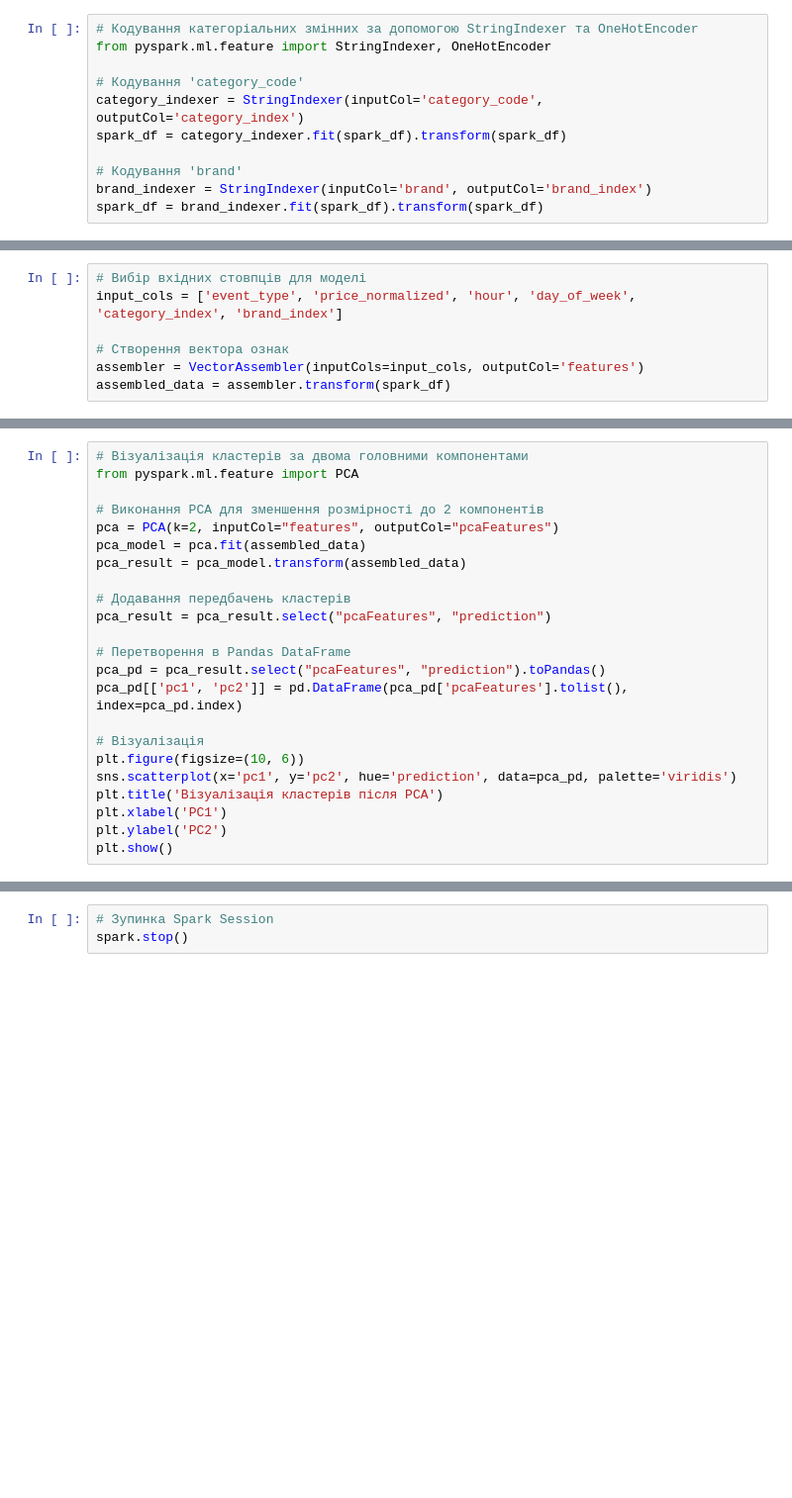
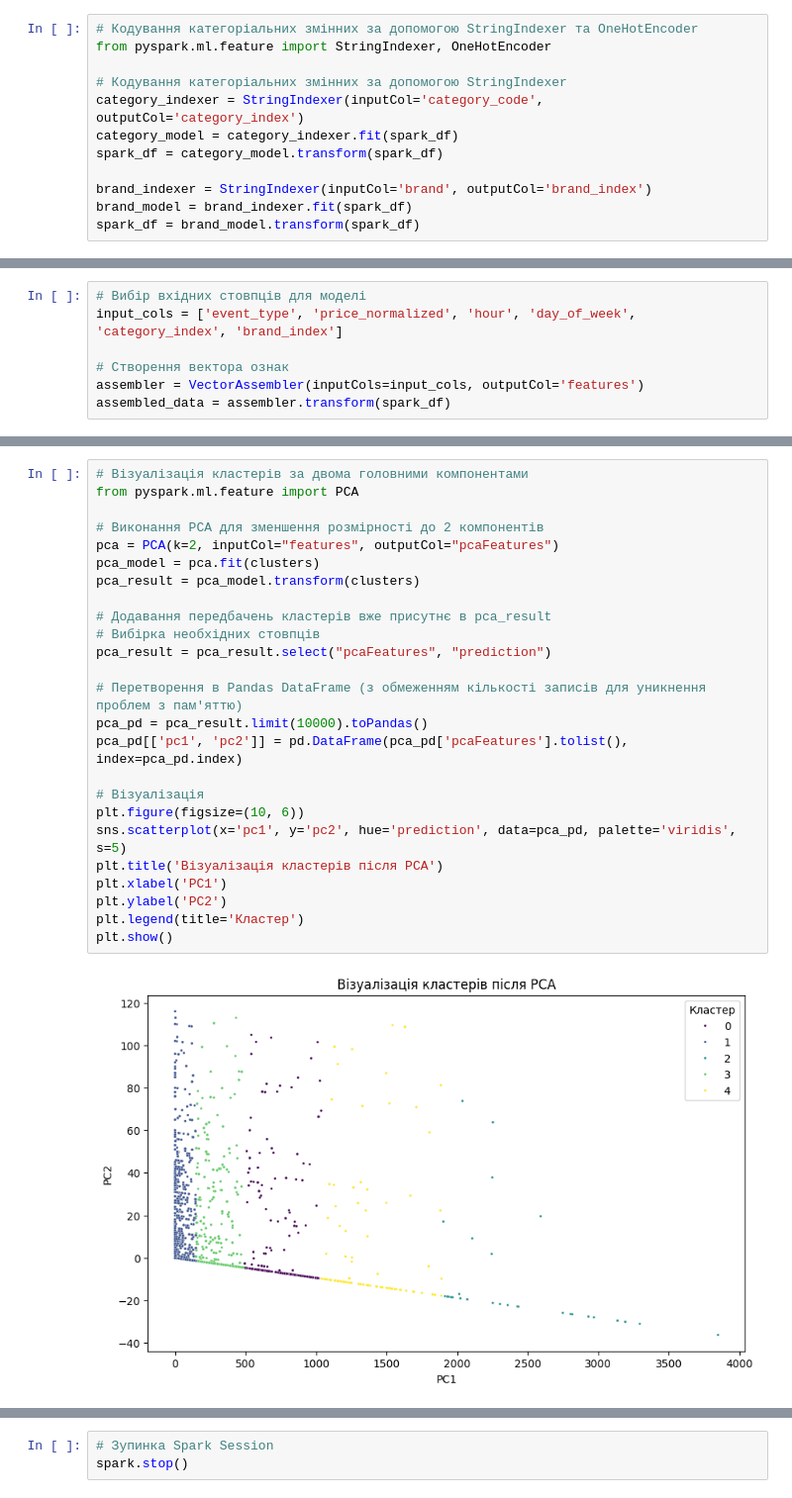
Before and after one commit to EyR1oN/big-data, a Jupyter notebook: Project.ipynb, the cells around one changed output, grey strips where cells are left out. Shown: that part at 99% size. Cells and saved outputs as stored; diff of their text form; blank space fills up the shorter version.

```diff
--- a/Project.ipynb
+++ b/Project.ipynb
@@ -229,10 +223,11 @@ To adjust logging level use sc.setLogLevel(newLevel). For SparkR, use setLogLeve
 # Кодування категоріальних змінних за допомогою StringIndexer та OneHotEncoder
 from pyspark.ml.feature import StringIndexer, OneHotEncoder
 
-# Кодування 'category_code'
+# Кодування категоріальних змінних за допомогою StringIndexer
 category_indexer = StringIndexer(inputCol='category_code', outputCol='category_index')
-spark_df = category_indexer.fit(spark_df).transform(spark_df)
+category_model = category_indexer.fit(spark_df)
+spark_df = category_model.transform(spark_df)
 
-# Кодування 'brand'
 brand_indexer = StringIndexer(inputCol='brand', outputCol='brand_index')
-spark_df = brand_indexer.fit(spark_df).transform(spark_df)
+brand_model = brand_indexer.fit(spark_df)
+spark_df = brand_model.transform(spark_df)
@@ -352,26 +325,30 @@ org.apache.spark.SparkException: Exception thrown in awaitResult:
 # %%
 # Візуалізація кластерів за двома головними компонентами
 from pyspark.ml.feature import PCA
 
 # Виконання PCA для зменшення розмірності до 2 компонентів
 pca = PCA(k=2, inputCol="features", outputCol="pcaFeatures")
-pca_model = pca.fit(assembled_data)
-pca_result = pca_model.transform(assembled_data)
+pca_model = pca.fit(clusters)
+pca_result = pca_model.transform(clusters)
 
-# Додавання передбачень кластерів
+# Додавання передбачень кластерів вже присутнє в pca_result
+# Вибірка необхідних стовпців
 pca_result = pca_result.select("pcaFeatures", "prediction")
 
-# Перетворення в Pandas DataFrame
-pca_pd = pca_result.select("pcaFeatures", "prediction").toPandas()
+# Перетворення в Pandas DataFrame (з обмеженням кількості записів для уникнення проблем з пам'яттю)
+pca_pd = pca_result.limit(10000).toPandas()
 pca_pd[['pc1', 'pc2']] = pd.DataFrame(pca_pd['pcaFeatures'].tolist(), index=pca_pd.index)
 
 # Візуалізація
 plt.figure(figsize=(10, 6))
-sns.scatterplot(x='pc1', y='pc2', hue='prediction', data=pca_pd, palette='viridis')
+sns.scatterplot(x='pc1', y='pc2', hue='prediction', data=pca_pd, palette='viridis', s=5)
 plt.title('Візуалізація кластерів після PCA')
 plt.xlabel('PC1')
 plt.ylabel('PC2')
+plt.legend(title='Кластер')
 plt.show()
+# %% [output]
+[figure, added]
 # %%
 # Вимірювання часу обробки в PySpark
 start_time = time.time()
```
Also changed, not shown: parts of 11 cells of this notebook.
